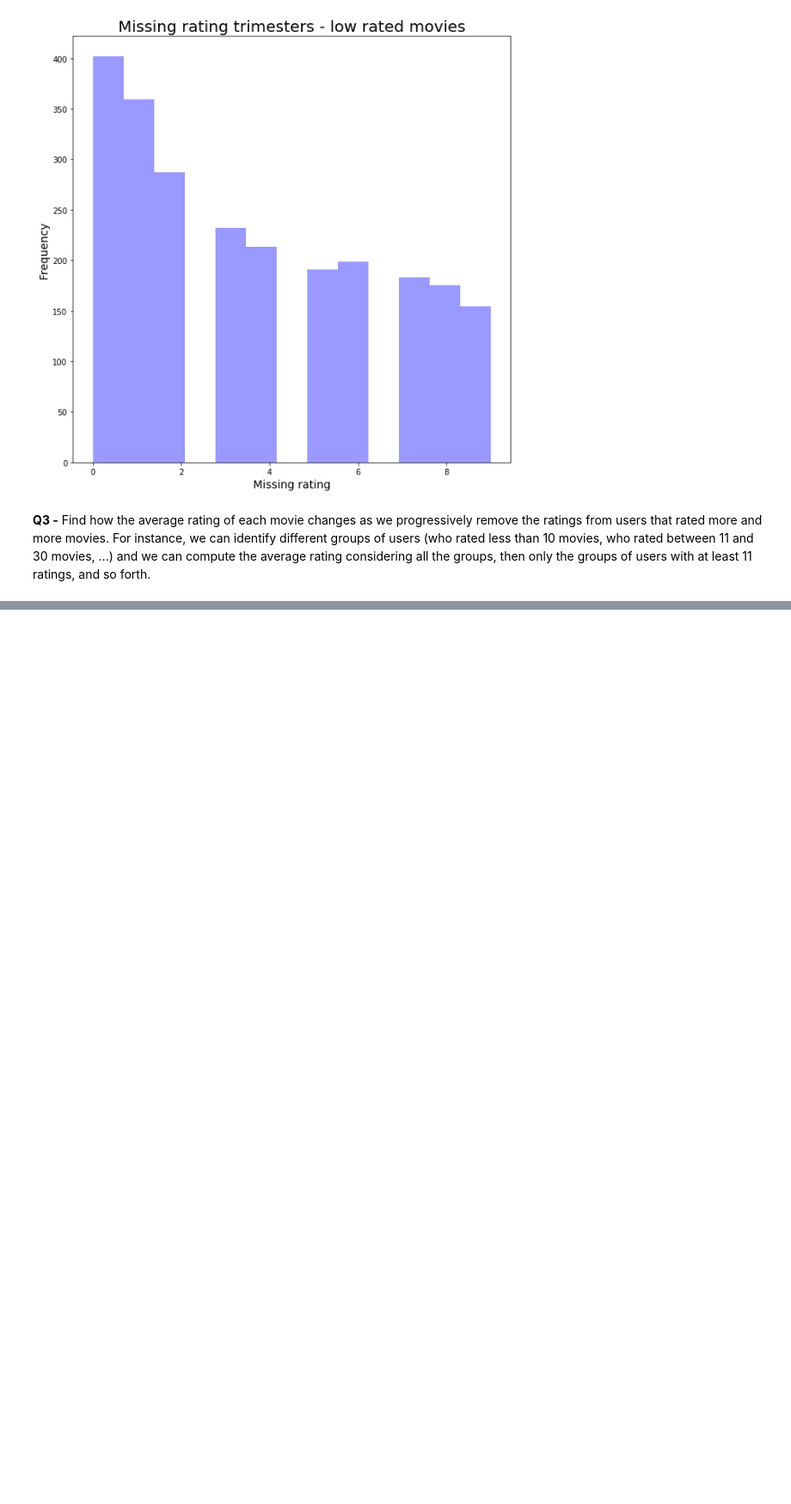
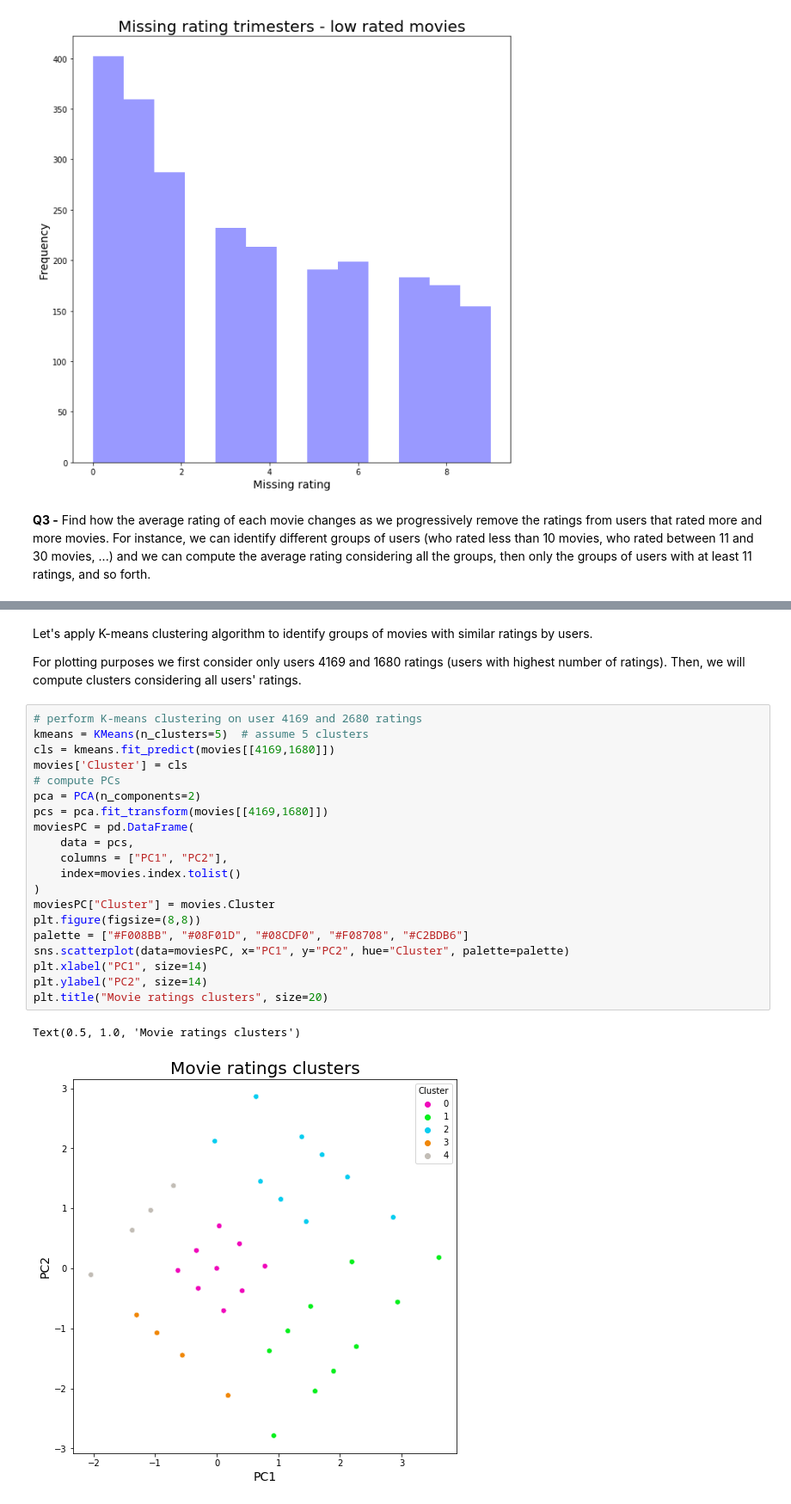
Before and after one commit to ManuelTgn/BigData2021, a Jupyter notebook: src/BigData_movielensProject.ipynb, the cells around one changed output, grey strips where cells are left out. Shown at 86% size. Drawn from its saved outputs; the diff is of its cells as text; blank space fills up the shorter version.

Commit message:
add clustering by ratings similarity

```diff
--- a/src/BigData_movielensProject.ipynb
+++ b/src/BigData_movielensProject.ipynb
@@ -430,0 +486,27 @@ Average score accounting for ratings from users with 101 or more reviews:
+# %% [markdown]
+Let's apply K-means clustering algorithm to identify groups of movies with similar ratings by users.
+
+For plotting purposes we first consider only users 4169 and 1680 ratings (users with highest number of ratings). Then, we will compute clusters considering all users' ratings.
+# %%
+# perform K-means clustering on user 4169 and 2680 ratings
+kmeans = KMeans(n_clusters=5)  # assume 5 clusters
+cls = kmeans.fit_predict(movies[[4169,1680]])
+movies['Cluster'] = cls
+# compute PCs
+pca = PCA(n_components=2)
+pcs = pca.fit_transform(movies[[4169,1680]])
+moviesPC = pd.DataFrame(
+    data = pcs,
+    columns = ["PC1", "PC2"],
+    index=movies.index.tolist()
+)
+moviesPC["Cluster"] = movies.Cluster
+plt.figure(figsize=(8,8))
+palette = ["#F008BB", "#08F01D", "#08CDF0", "#F08708", "#C2BDB6"]
+sns.scatterplot(data=moviesPC, x="PC1", y="PC2", hue="Cluster", palette=palette)
+plt.xlabel("PC1", size=14)
+plt.ylabel("PC2", size=14)
+plt.title("Movie ratings clusters", size=20)
+# %% [output]
+Text(0.5, 1.0, 'Movie ratings clusters')
+[figure, added]
```
Also changed, not shown: parts of 5 cells of this notebook.
